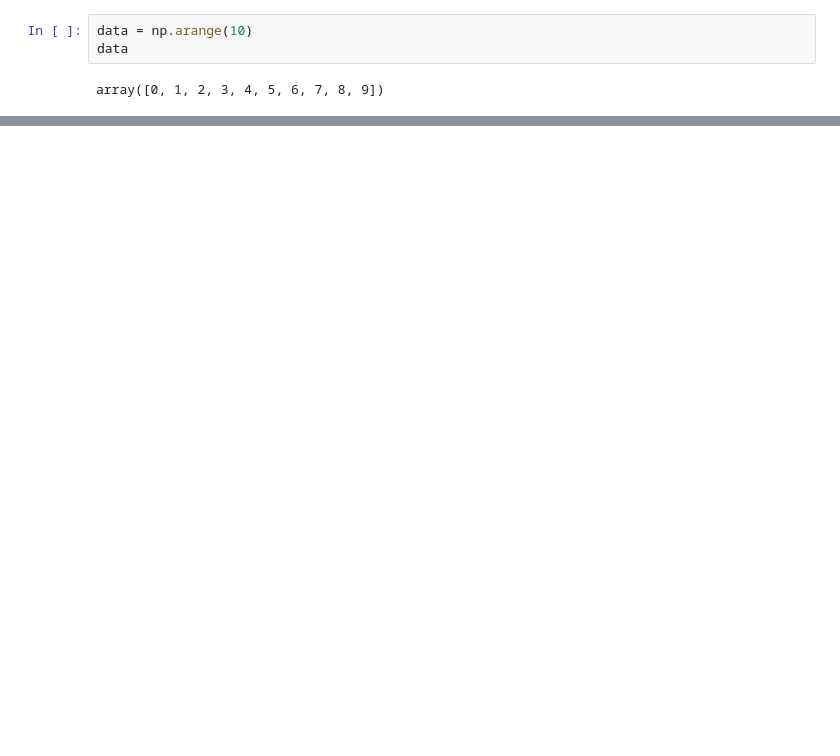
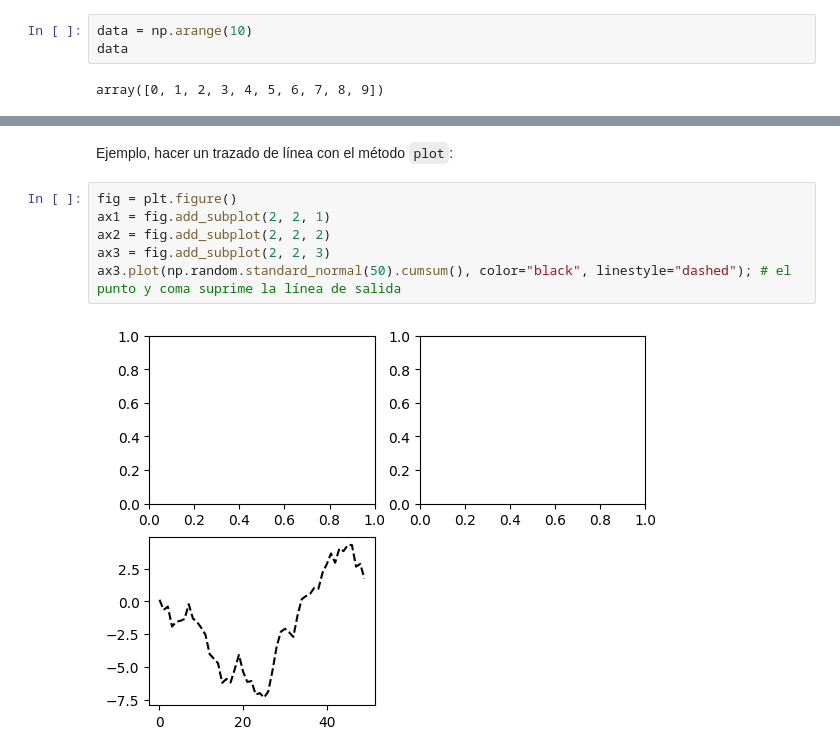
Before and after one commit to taquero-programador/Data-Analysis, a Jupyter notebook: Python for Data Analysis/chapter_09_plotting/plotting_and_visualization.ipynb, the cells around one changed output, grey strips where cells are left out. Drawn from its saved outputs; the diff is of its cells as text; blank space fills up the shorter version.

```diff
--- a/Python for Data Analysis/chapter_09_plotting/plotting_and_visualization.ipynb
+++ b/Python for Data Analysis/chapter_09_plotting/plotting_and_visualization.ipynb
@@ -16,0 +55,10 @@ plt.plot(data)
+# %% [markdown]
+Ejemplo, hacer un trazado de línea con el método `plot`:
+# %%
+fig = plt.figure()
+ax1 = fig.add_subplot(2, 2, 1)
+ax2 = fig.add_subplot(2, 2, 2)
+ax3 = fig.add_subplot(2, 2, 3)
+ax3.plot(np.random.standard_normal(50).cumsum(), color="black", linestyle="dashed"); # el punto y coma suprime la línea de salida
+# %% [output]
+[figure, added]
```
Also changed, not shown: parts of 54 cells of this notebook, 1 other file.
